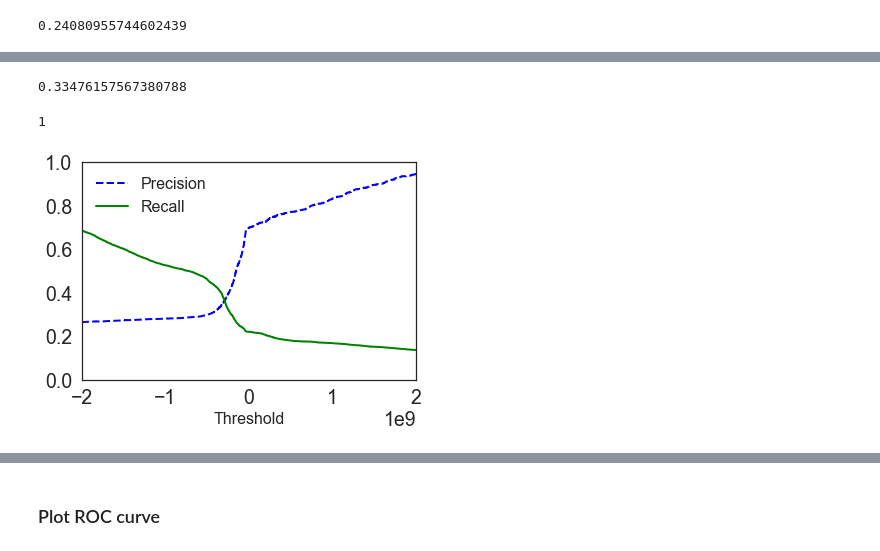
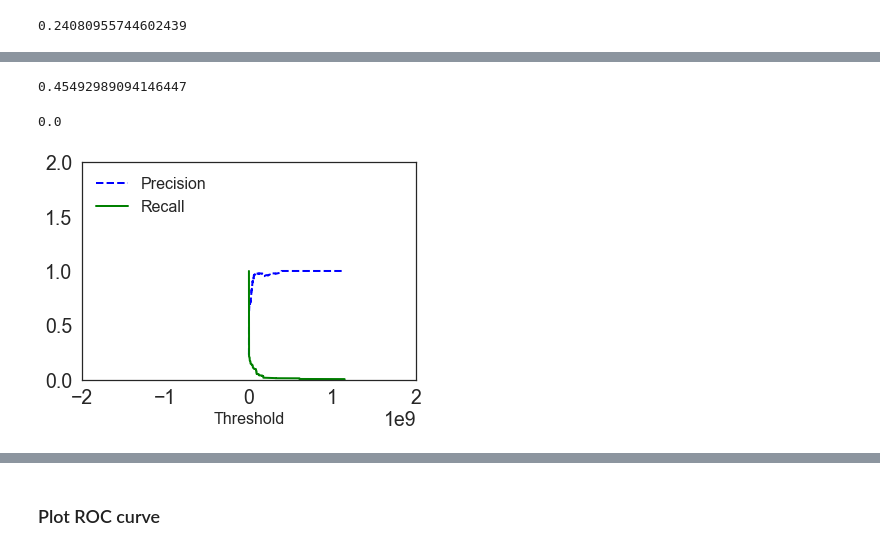
Before and after one commit to katherinechandler/Census_Kaggle, a Jupyter notebook: Census_Kaggle_Exploration.ipynb, the cells around one changed output, grey strips where cells are left out. Saved outputs shown, nothing was run; the diff lists cells and outputs as text; code cells hidden in the pictures.

Commit message:
tuning models

```diff
--- a/Census_Kaggle_Exploration.ipynb
+++ b/Census_Kaggle_Exploration.ipynb
@@ -238,8 +255 @@ X_train, X_validation, Y_train, Y_validation = train_test_split(X,Y,
     test_size=validation_size,random_state=42)
-# %%
-# build SGD classifier
-
-from sklearn.linear_model import SGDClassifier
-
-sgd_clf = SGDClassifier(random_state=42)
-sgd_clf.fit(X_train, Y_train)
@@ -280,0 +283,7 @@ So the 'off the shelf' SGDclassifier isn't much better than the baseline model.
+# %%
+# build SGD classifier
+
+from sklearn.linear_model import SGDClassifier
+
+sgd_clf = SGDClassifier(random_state=42)
+sgd_clf.fit(X_train, y_train)
@@ -304,31 +326,31 @@ recall_score(Y_train, y_train_pred)
 # %%
 from sklearn.metrics import f1_score
-f1_score(Y_train, y_train_pred)
+f1_score(y_train, y_pred)
 # %% [output]
-0.33476157567380788
+0.45492989094146447
 # %%
-y_scores = cross_val_predict(sgd_clf, X_train, Y_train, cv=3,
+y_scores = cross_val_predict(sgd_clf, X_train, y_train, cv=3,
                              method="decision_function")
-# %%
-y_scores.ndim
-# %% [output]
-1
 # %%
 from sklearn.metrics import precision_recall_curve
 
-precisions, recalls, thresholds = precision_recall_curve(Y_train, y_scores)
+precisions, recalls, thresholds = precision_recall_curve(y_train, y_scores)
+# %%
+recalls.min()
+# %% [output]
+0.0
 # %%
 # plot precision and recall by threshold. this model sucks!
 import matplotlib.pyplot as plt
-plt.plot(thresholds,precisions[0:22762], 'b--', label="Precision", linewidth=2)
-plt.plot(thresholds,recalls[0:22762], 'g-', label="Recall", linewidth=2)
+plt.plot(thresholds,precisions[1:14989], 'b--', label="Precision", linewidth=2)
+plt.plot(thresholds,recalls[1:14989], 'g-', label="Recall", linewidth=2)
 plt.xlabel("Threshold", fontsize=16)
 plt.legend(loc="upper left", fontsize=16)
 plt.xlim([-2000000000, 2000000000])
-plt.ylim([0, 1])
+plt.ylim([0, 2])
 plt.show()
 # %% [output]
-[figure, old version]
+[figure, new version]
 # %%
 # plot precision and recall
 def plot_precision_vs_recall(precisions, recalls):
```
Also changed, not shown: parts of 87 cells of this notebook, 2 other files.
